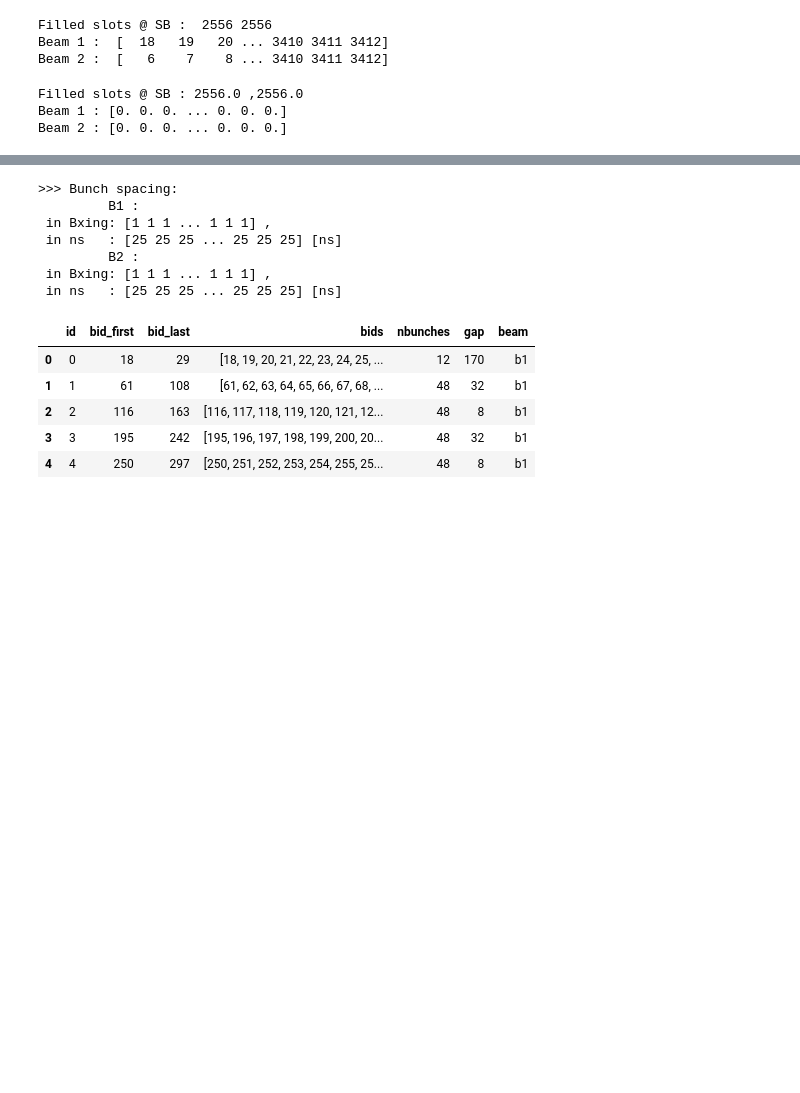
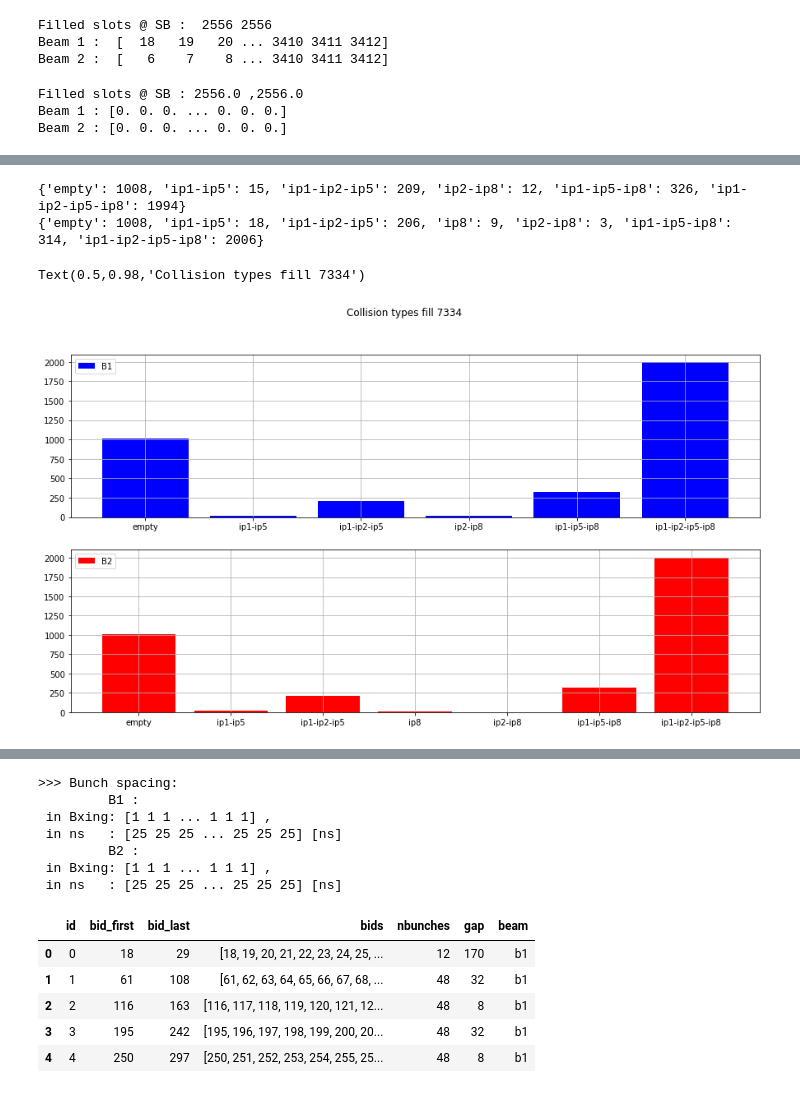
Before and after one commit to iefthymio/LHCTools, a Jupyter notebook: examples/LHCFillingScheme_basic.ipynb, the cells around one changed output, grey strips where cells are left out. Cells and saved outputs as stored; diff of their text form; code cells hidden in the pictures; blank space fills up the shorter version.

```diff
--- a/examples/LHCFillingScheme_basic.ipynb
+++ b/examples/LHCFillingScheme_basic.ipynb
@@ -38,7 +54,8 @@ bunches at IP8 ____________________ 2332
 bunches per injection _____________ 144
 no of injections __________________ 20
 # %%
-filledBunchesDF = lhcfpattern.setBunchPatternAtMode('STABLE', pd.Timedelta('0s'))
+lhcfpattern.setBunchPatternAtMode('STABLE', pd.Timedelta('0s'))
+filledBunchesDF = lhcfpattern.getBunchPatternAtMode()
 filledBunchesDF.head()
 # %% [output]
 |  | LHC.BCTFR.A6R4.B1:BUNCH_FILL_PATTERN | LHC.BCTFR.A6R4.B2:BUNCH_FILL_PATTERN | fill | mode | nobunches_b1 | nobunches_b2 | fpatt_b1 | ... |
@@ -65,0 +126,29 @@ Beam 2 : [0. 0. 0. ... 0. 0. 0.]
+# %%
+b1cpatt, b2cpatt = fPattern.bcollPattern(bpat_b1, bpat_b2)
+# %%
+fig, ax = plt.subplots(2,1, figsize=(15,8))
+
+flag, count = np.unique(b1cpatt, return_counts=True)
+flag = flag.astype('int')
+colpat = [cPairFlag_inv[k] if k in cPairFlag_inv.keys() else 'empty' for k in flag]
+b1flags = dict(zip(colpat, count))
+print (b1flags)
+ax[0].bar(b1flags.keys(), b1flags.values(), color='blue', label='B1')
+ax[0].grid()
+ax[0].legend()
+
+flag, count = np.unique(b2cpatt, return_counts=True)
+flag = flag.astype('int')
+colpat = [cPairFlag_inv[k] if k in cPairFlag_inv.keys() else 'empty' for k in flag]
+b2flags = dict(zip(colpat, count))
+print (b2flags)
+ax[1].bar(b2flags.keys(), b2flags.values(), color='red', label='B2')
+ax[1].grid()
+ax[1].legend()
+
+plt.suptitle(f'Collision types fill {fno}')
+# %% [output]
+{'empty': 1008, 'ip1-ip5': 15, 'ip1-ip2-ip5': 209, 'ip2-ip8': 12, 'ip1-ip5-ip8': 326, 'ip1-ip2-ip5-ip8': 1994}
+{'empty': 1008, 'ip1-ip5': 18, 'ip1-ip2-ip5': 206, 'ip8': 9, 'ip2-ip8': 3, 'ip1-ip5-ip8': 314, 'ip1-ip2-ip5-ip8': 2006}
+Text(0.5,0.98,'Collision types fill 7334')
+[figure, added]
```
Also changed, not shown: parts of 16 cells of this notebook.
